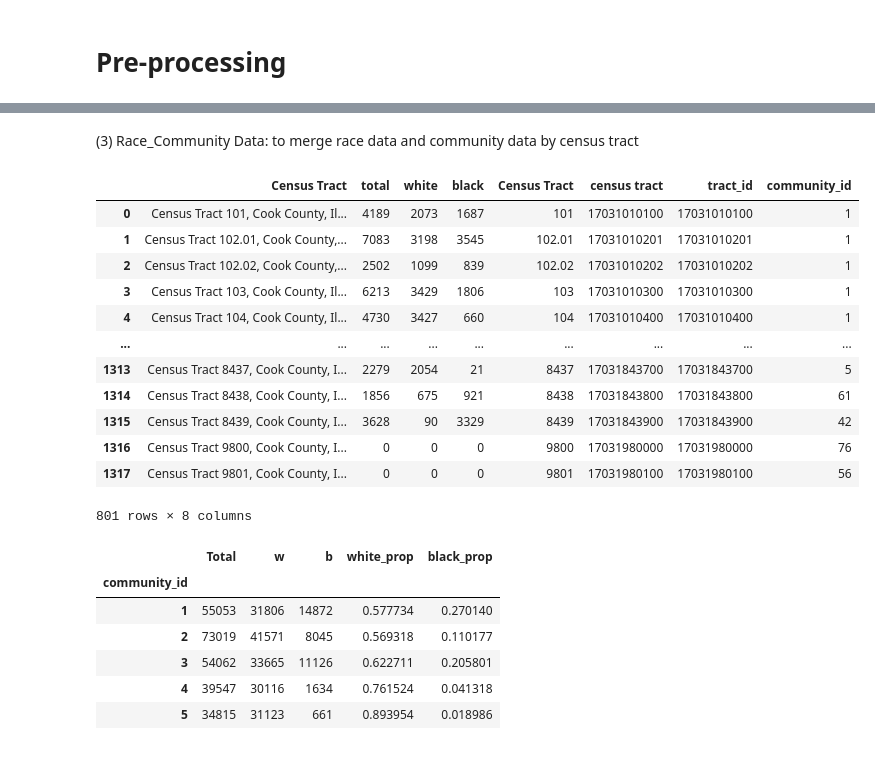
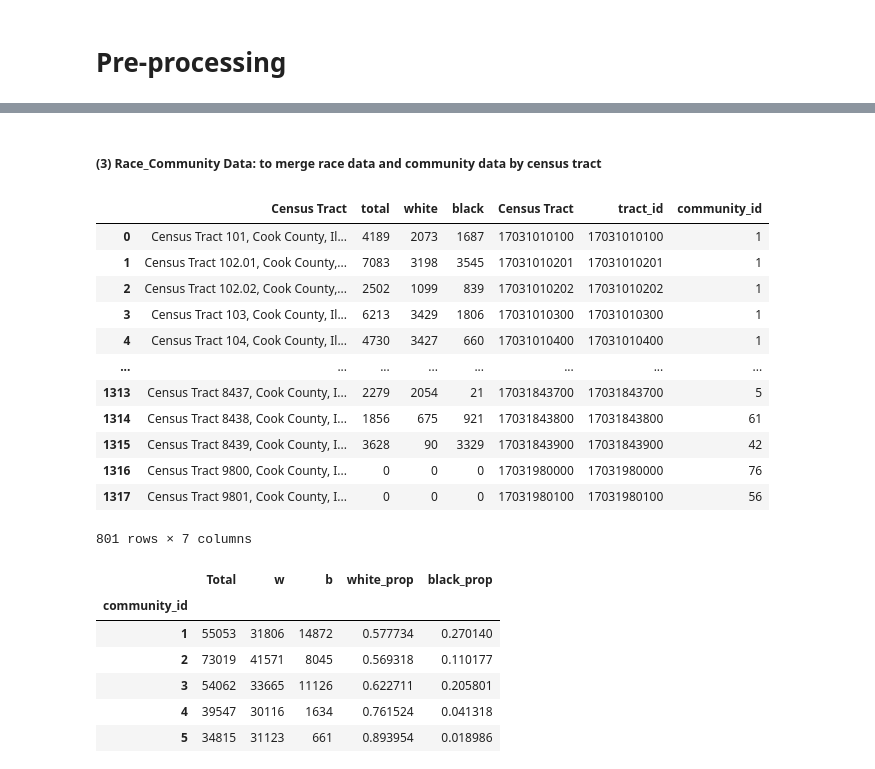
Before and after one commit to JennieQu/final_project_jennie_wisaam_hector, a Jupyter notebook: Regression_Analysis.ipynb, the cells around one changed output, grey strips where cells are left out. Drawn from its saved outputs; the diff is of its cells as text; code cells hidden in the pictures.

```diff
--- a/Regression_Analysis.ipynb
+++ b/Regression_Analysis.ipynb
@@ -26,0 +33,4 @@ race_data
+# %%
+race_data['Census Tract'] = race_data['Census Tract '].apply(only_numbers)
+race_data
+#race_data['Census Tract'].str.len().unique() #make sure the cleaning works
@@ -47,23 +59,23 @@ community_tract
 # %% [markdown]
-(3) Race_Community Data: to merge race data and community data by census tract
+##### (3) Race_Community Data: to merge race data and community data by census tract
 # %%
-race_comm = race_data.merge(community_tract, left_on='census tract', right_on='tract_id', how = 'outer')
+race_comm = race_data.merge(community_tract, left_on='Census Tract', right_on='tract_id', how = 'outer')
 race_comm = race_comm.dropna()
 race_comm
 # %% [output]
-|  | Census Tract | total | white | black | Census Tract | census tract | tract_id | community_id |
-| 0 | Census Tract 101, Cook County, Il... | 4189 | 2073 | 1687 | 101 | 17031010100 | 17031010100 | 1 |
-| 1 | Census Tract 102.01, Cook County,... | 7083 | 3198 | 3545 | 102.01 | 17031010201 | 17031010201 | 1 |
-| 2 | Census Tract 102.02, Cook County,... | 2502 | 1099 | 839 | 102.02 | 17031010202 | 17031010202 | 1 |
-| 3 | Census Tract 103, Cook County, Il... | 6213 | 3429 | 1806 | 103 | 17031010300 | 17031010300 | 1 |
-| 4 | Census Tract 104, Cook County, Il... | 4730 | 3427 | 660 | 104 | 17031010400 | 17031010400 | 1 |
-| ... | ... | ... | ... | ... | ... | ... | ... | ... |
-| 1313 | Census Tract 8437, Cook County, I... | 2279 | 2054 | 21 | 8437 | 17031843700 | 17031843700 | 5 |
-| 1314 | Census Tract 8438, Cook County, I... | 1856 | 675 | 921 | 8438 | 17031843800 | 17031843800 | 61 |
-| 1315 | Census Tract 8439, Cook County, I... | 3628 | 90 | 3329 | 8439 | 17031843900 | 17031843900 | 42 |
-| 1316 | Census Tract 9800, Cook County, I... | 0 | 0 | 0 | 9800 | 17031980000 | 17031980000 | 76 |
-| 1317 | Census Tract 9801, Cook County, I... | 0 | 0 | 0 | 9801 | 17031980100 | 17031980100 | 56 |
+|  | Census Tract | total | white | black | Census Tract | tract_id | community_id |
+| 0 | Census Tract 101, Cook County, Il... | 4189 | 2073 | 1687 | 17031010100 | 17031010100 | 1 |
+| 1 | Census Tract 102.01, Cook County,... | 7083 | 3198 | 3545 | 17031010201 | 17031010201 | 1 |
+| 2 | Census Tract 102.02, Cook County,... | 2502 | 1099 | 839 | 17031010202 | 17031010202 | 1 |
+| 3 | Census Tract 103, Cook County, Il... | 6213 | 3429 | 1806 | 17031010300 | 17031010300 | 1 |
+| 4 | Census Tract 104, Cook County, Il... | 4730 | 3427 | 660 | 17031010400 | 17031010400 | 1 |
+| ... | ... | ... | ... | ... | ... | ... | ... |
+| 1313 | Census Tract 8437, Cook County, I... | 2279 | 2054 | 21 | 17031843700 | 17031843700 | 5 |
+| 1314 | Census Tract 8438, Cook County, I... | 1856 | 675 | 921 | 17031843800 | 17031843800 | 61 |
+| 1315 | Census Tract 8439, Cook County, I... | 3628 | 90 | 3329 | 17031843900 | 17031843900 | 42 |
+| 1316 | Census Tract 9800, Cook County, I... | 0 | 0 | 0 | 17031980000 | 17031980000 | 76 |
+| 1317 | Census Tract 9801, Cook County, I... | 0 | 0 | 0 | 17031980100 | 17031980100 | 56 |
-801 rows × 8 columns
+801 rows × 7 columns
 # %%
 pop_sum = pd.DataFrame({'Total':
                         race_comm.groupby(' community_id')['total'].sum()})
```
Also changed, not shown: parts of 93 cells of this notebook, 2 other files.
